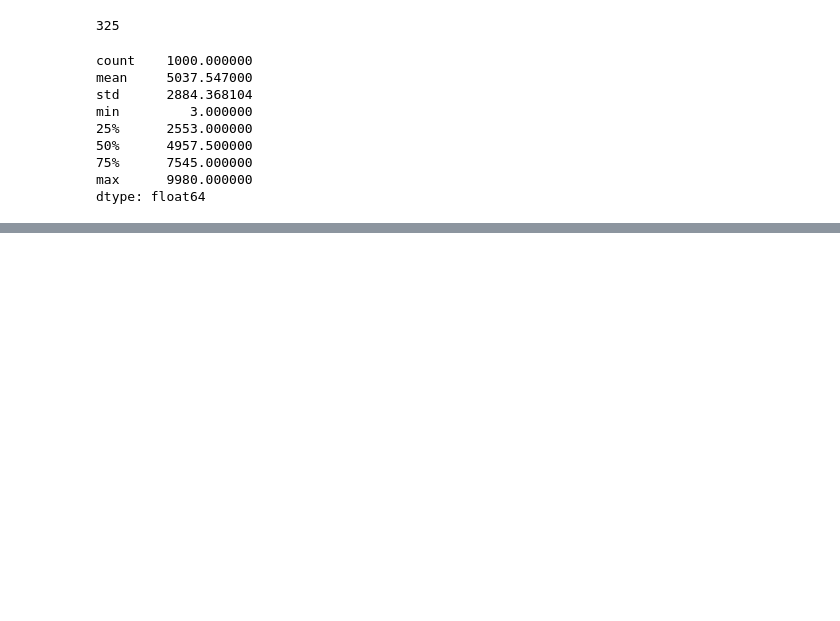
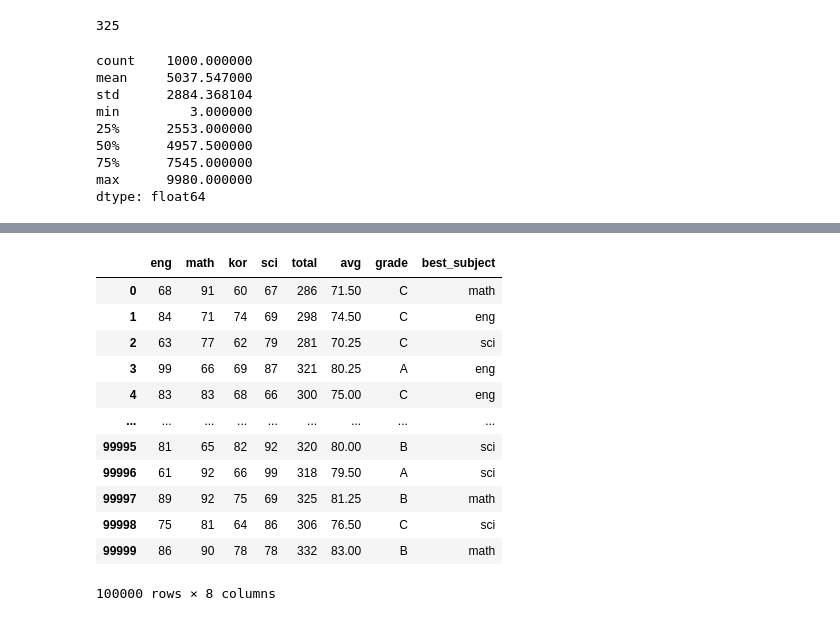
Before and after one commit to bapadapa/TIL, a Jupyter notebook: DataSicence/ML/IITP/day03/day03.ipynb, the cells around one changed output, grey strips where cells are left out. Cells and saved outputs as stored; diff of their text form; code cells hidden in the pictures; blank space fills up the shorter version.

Commit message:
IITP 수업종료, lambda , numpy

```diff
--- a/DataSicence/ML/IITP/day03/day03.ipynb
+++ b/DataSicence/ML/IITP/day03/day03.ipynb
@@ -102,0 +227,43 @@ import matplotlib as plt
+# %%
+np.random.seed(100)
+eng = np.random.randint(60,100,100000)
+np.random.seed(101)
+math = np.random.randint(60,100,100000)
+np.random.seed(102)
+kor = np.random.randint(60,100,100000)
+np.random.seed(103)
+sci = np.random.randint(60,100,100000)
+
+seedNum = range(100,104)
+sub = ["eng","math","kor","sci"]
+df = pd.DataFrame(eng,columns = ['eng'])
+df['math'] = math
+df['kor'] = kor
+df['sci'] = sci
+testDf = df.copy()
+# df['total'] = df.sum(axis = 1)
+df['total'] = df.apply(sum,axis = 1)
+# df['avg'] = df.drop(['total'] ,axis =1).mean(axis = 1)
+df['avg'] = df.drop(['total'] ,axis =1).mean(axis = 1)
+df['grade'] = np.where(np.max(df.drop(['total','avg'],axis=1),axis =1) >= 99  ,'A',
+                np.where(df['avg'] >= 90 ,'A',
+                    np.where(df['avg'] >= 80 , 'B','C')))
+# df['best_subject'] = np.max(df.drop(['total','avg'],axis=1),axis =1)
+df['best_subject'] =df.drop(['total','avg','grade'],axis=1).apply(
+        lambda x : df.columns[np.argmax(x)] , axis=1 )
+
+df
+# %% [output]
+|  | eng | math | kor | sci | total | avg | grade | best_subject |
+| 0 | 68 | 91 | 60 | 67 | 286 | 71.50 | C | math |
+| 1 | 84 | 71 | 74 | 69 | 298 | 74.50 | C | eng |
+| 2 | 63 | 77 | 62 | 79 | 281 | 70.25 | C | sci |
+| 3 | 99 | 66 | 69 | 87 | 321 | 80.25 | A | eng |
+| 4 | 83 | 83 | 68 | 66 | 300 | 75.00 | C | eng |
+| ... | ... | ... | ... | ... | ... | ... | ... | ... |
+| 99995 | 81 | 65 | 82 | 92 | 320 | 80.00 | B | sci |
+| 99996 | 61 | 92 | 66 | 99 | 318 | 79.50 | A | sci |
+| 99997 | 89 | 92 | 75 | 69 | 325 | 81.25 | B | math |
+| 99998 | 75 | 81 | 64 | 86 | 306 | 76.50 | C | sci |
+| 99999 | 86 | 90 | 78 | 78 | 332 | 83.00 | B | math |
+100000 rows × 8 columns
```
Also changed, not shown: parts of 8 cells of this notebook, 1 other file.
